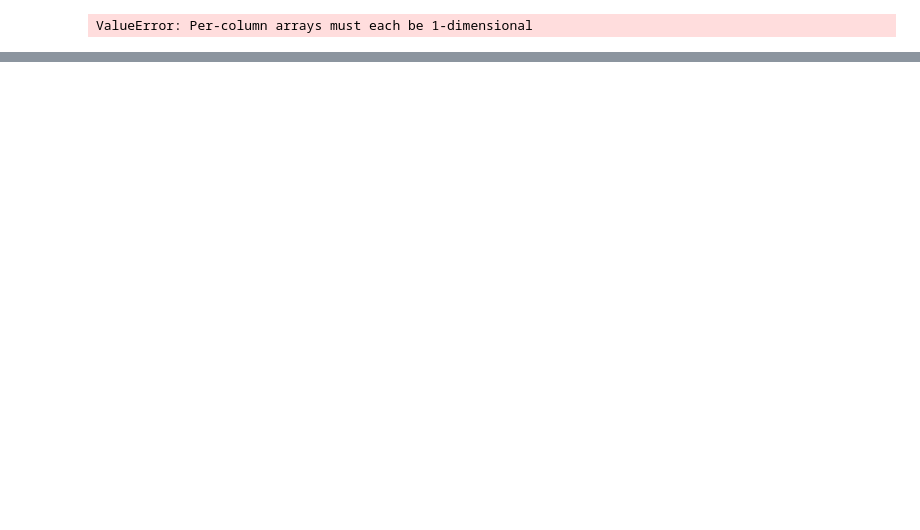
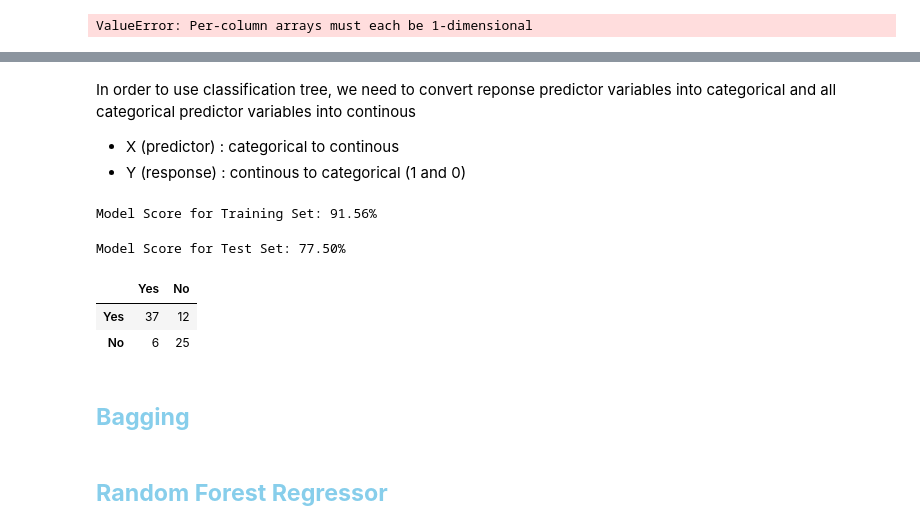
Before and after one commit to Hazim-HF/Machine-Learning, a Jupyter notebook: ML.ipynb, the cells around one changed output, grey strips where cells are left out. Drawn from its saved outputs; the diff is of its cells as text; code cells hidden in the pictures; blank space fills up the shorter version.

```diff
--- a/ML.ipynb
+++ b/ML.ipynb
@@ -552,0 +563,5 @@ ValueError: Per-column arrays must each be 1-dimensional
+# %%
+carseat = pd.read_csv('data/carseats.csv')
+print(carseat.head())
+print('=======================')
+carseat.info()
@@ -552,0 +586,40 @@ ValueError: Per-column arrays must each be 1-dimensional
+# %% [markdown]
+In order to use classification tree, we need to convert reponse predictor variables into categorical and all categorical predictor variables into continous
+* X (predictor) : categorical to continous
+* Y (response) : continous to categorical (1 and 0)
+# %%
+# convert continous variable 'Sales' into categorical 'High', 1 if Sales > 8 else 0
+carseat['High'] = carseat['Sales'].apply(lambda x: 1 if x > 8 else 0)
+
+carseat['ShelveLoc'] = carseat['ShelveLoc'].map({'Bad': 0, 'Medium': 1, 'Good': 2})
+carseat['Urban'] = carseat['Urban'].map({'No': 0, 'Yes': 1})
+carseat['US'] = carseat['US'].map({'No': 0, 'Yes':1})
+# %%
+# define response and predictor variables
+y = carseat['High']
+x = carseat.drop(['Sales', 'High'], axis=1)
+
+# split data into training and test sets
+x_train, x_test, y_train, y_test = train_test_split(x, y, test_size=0.2, random_state=42)
+
+# fit model
+model = DecisionTreeClassifier(max_depth=6, random_state=42)
+model.fit(x_train, y_train)
+print(f'Model Score for Training Set: {(model.score(x_train, y_train) * 100):.2f}%')
+# %% [output]
+Model Score for Training Set: 91.56%
+# %%
+pred = model.predict(x_test)
+print(f'Model Score for Test Set: {(model.score(x_test, y_test) * 100):.2f}%')
+# %% [output]
+Model Score for Test Set: 77.50%
+# %%
+pd.DataFrame(confusion_matrix(y_test, pred).T, index = ['Yes', 'No'], columns=['Yes', 'No'])
+# %% [output]
+|  | Yes | No |
+| Yes | 37 | 12 |
+| No | 6 | 25 |
+# %% [markdown]
+<h2 style='font-weight:bold; color:skyblue'> Bagging </h2>
+# %% [markdown]
+<h2 style='font-weight:bold; color:skyblue'> Random Forest Regressor </h2>
```
Also changed, not shown: parts of 53 cells of this notebook, 22 other files.
